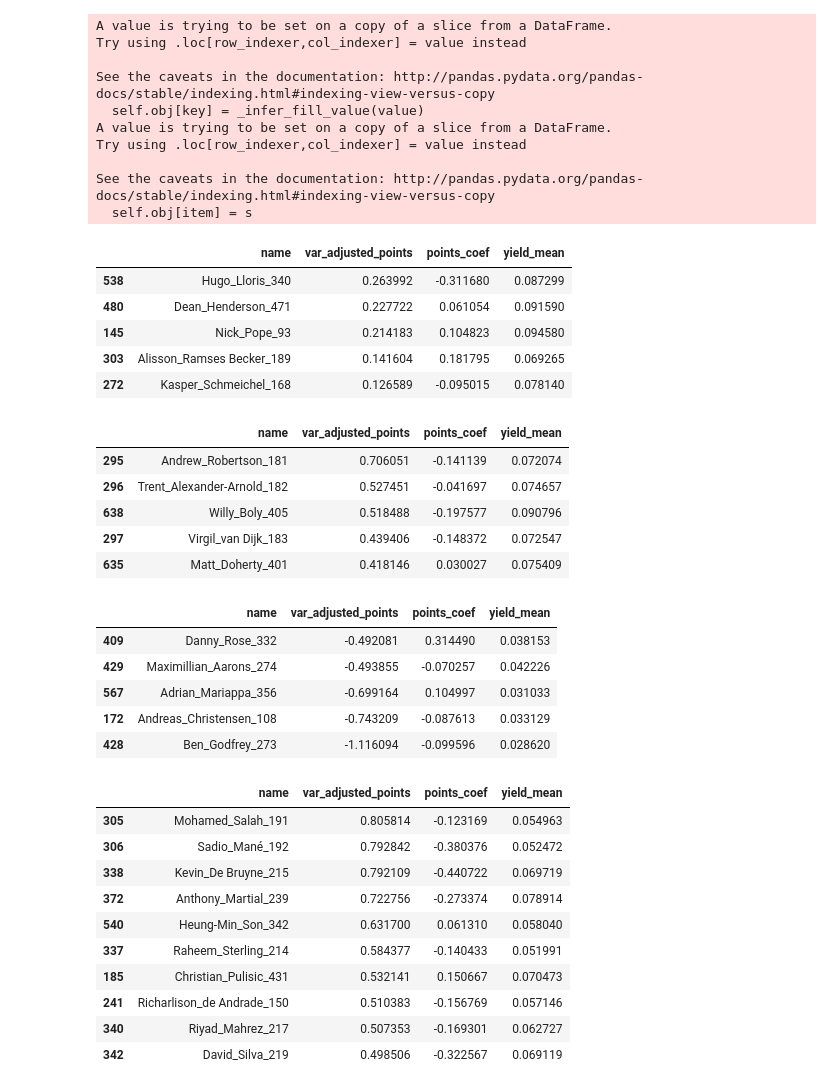
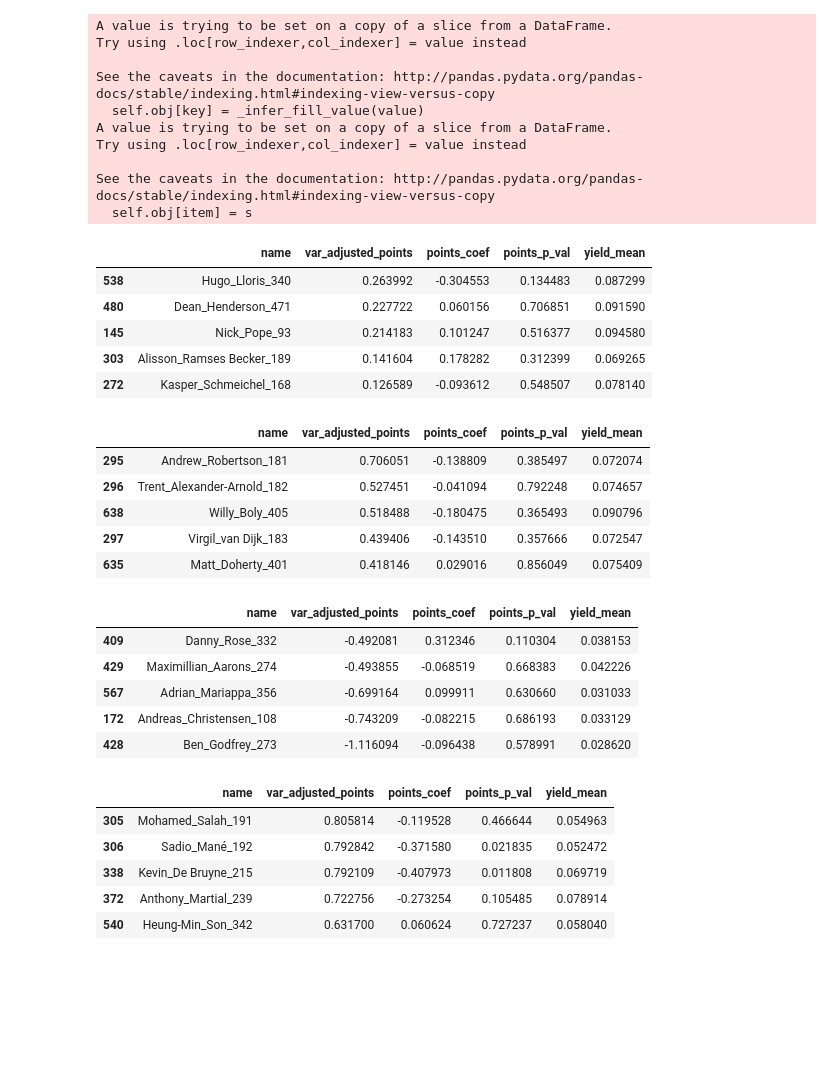
Before and after one commit to hoyishian/footballwebscraper, a Jupyter notebook: notebooks/Data Exploration.ipynb, the cells around one changed output. Saved outputs shown, nothing was run; the diff lists cells and outputs as text; code cells hidden in the pictures; blank space fills up the shorter version.

Commit message:
added simple data analysis

```diff
--- a/notebooks/Data Exploration.ipynb
+++ b/notebooks/Data Exploration.ipynb
@@ -57,11 +58,12 @@ for name in all_players:
     away_points_var = away_data["total_points"].var()
 
     #Get momentum stats as well
-    points_corr_coef = np.corrcoef(curr_player_data["total_points"][:-1], curr_player_data["total_points"].shift(-1)[:-1])[0][1]
+    points_corr_coef = acf(curr_player_data["total_points"], nlags = 1)[1]
+    points_acf_p_val = acf(curr_player_data["total_points"],qstat = True, nlags = 1)[-1][0]
 
     player_summary = {"yield_mean": [yield_mean], "yield_var": [yield_var], "home_yield_mean": [home_yield_mean],
                      "home_yield_var": [home_yield_mean], "away_yield_mean": [away_yield_mean],
-                     "away_yield_var": [away_yield_var], "points_coef": [points_corr_coef],
+                     "away_yield_var": [away_yield_var], "points_coef": [points_corr_coef], "points_p_val": [points_acf_p_val],
                      "points_mean": [total_points_mean], "points_var": [total_points_var],
                      "home_points_mean": [home_points_mean], "home_points_var": [home_points_var],
                      "away_points_mean": [away_points_mean], "away_points_var": [away_points_var]}
@@ -120,50 +122,45 @@ See the caveats in the documentation: http://pandas.pydata.org/pandas-docs/stabl
 #GK
 gk_summary = positions_dict[1]
 gk_summary = gk_summary.sort_values("var_adjusted_points", ascending = False)
-gk_summary[["name", "var_adjusted_points", "points_coef", "yield_mean"]].head()
+gk_summary[["name", "var_adjusted_points", "points_coef", "points_p_val", "yield_mean"]].head()
 # %% [output]
-|  | name | var_adjusted_points | points_coef | yield_mean |
-| 538 | Hugo_Lloris_340 | 0.263992 | -0.311680 | 0.087299 |
-| 480 | Dean_Henderson_471 | 0.227722 | 0.061054 | 0.091590 |
-| 145 | Nick_Pope_93 | 0.214183 | 0.104823 | 0.094580 |
-| 303 | Alisson_Ramses Becker_189 | 0.141604 | 0.181795 | 0.069265 |
-| 272 | Kasper_Schmeichel_168 | 0.126589 | -0.095015 | 0.078140 |
+|  | name | var_adjusted_points | points_coef | points_p_val | yield_mean |
+| 538 | Hugo_Lloris_340 | 0.263992 | -0.304553 | 0.134483 | 0.087299 |
+| 480 | Dean_Henderson_471 | 0.227722 | 0.060156 | 0.706851 | 0.091590 |
+| 145 | Nick_Pope_93 | 0.214183 | 0.101247 | 0.516377 | 0.094580 |
+| 303 | Alisson_Ramses Becker_189 | 0.141604 | 0.178282 | 0.312399 | 0.069265 |
+| 272 | Kasper_Schmeichel_168 | 0.126589 | -0.093612 | 0.548507 | 0.078140 |
 # %%
 #DEF
 def_summary = positions_dict[2]
 def_summary = def_summary.sort_values("var_adjusted_points", ascending = False)
-def_summary[["name", "var_adjusted_points", "points_coef", "yield_mean"]].head()
+def_summary[["name", "var_adjusted_points", "points_coef", "points_p_val", "yield_mean"]].head()
 # %% [output]
-|  | name | var_adjusted_points | points_coef | yield_mean |
-| 295 | Andrew_Robertson_181 | 0.706051 | -0.141139 | 0.072074 |
-| 296 | Trent_Alexander-Arnold_182 | 0.527451 | -0.041697 | 0.074657 |
-| 638 | Willy_Boly_405 | 0.518488 | -0.197577 | 0.090796 |
-| 297 | Virgil_van Dijk_183 | 0.439406 | -0.148372 | 0.072547 |
-| 635 | Matt_Doherty_401 | 0.418146 | 0.030027 | 0.075409 |
+|  | name | var_adjusted_points | points_coef | points_p_val | yield_mean |
+| 295 | Andrew_Robertson_181 | 0.706051 | -0.138809 | 0.385497 | 0.072074 |
+| 296 | Trent_Alexander-Arnold_182 | 0.527451 | -0.041094 | 0.792248 | 0.074657 |
+| 638 | Willy_Boly_405 | 0.518488 | -0.180475 | 0.365493 | 0.090796 |
+| 297 | Virgil_van Dijk_183 | 0.439406 | -0.143510 | 0.357666 | 0.072547 |
+| 635 | Matt_Doherty_401 | 0.418146 | 0.029016 | 0.856049 | 0.075409 |
 # %%
-def_summary[["name", "var_adjusted_points", "points_coef", "yield_mean"]].tail()
+def_summary[["name", "var_adjusted_points", "points_coef", "points_p_val", "yield_mean"]].tail()
 # %% [output]
-|  | name | var_adjusted_points | points_coef | yield_mean |
-| 409 | Danny_Rose_332 | -0.492081 | 0.314490 | 0.038153 |
-| 429 | Maximillian_Aarons_274 | -0.493855 | -0.070257 | 0.042226 |
-| 567 | Adrian_Mariappa_356 | -0.699164 | 0.104997 | 0.031033 |
-| 172 | Andreas_Christensen_108 | -0.743209 | -0.087613 | 0.033129 |
-| 428 | Ben_Godfrey_273 | -1.116094 | -0.099596 | 0.028620 |
+|  | name | var_adjusted_points | points_coef | points_p_val | yield_mean |
+| 409 | Danny_Rose_332 | -0.492081 | 0.312346 | 0.110304 | 0.038153 |
+| 429 | Maximillian_Aarons_274 | -0.493855 | -0.068519 | 0.668383 | 0.042226 |
+| 567 | Adrian_Mariappa_356 | -0.699164 | 0.099911 | 0.630660 | 0.031033 |
+| 172 | Andreas_Christensen_108 | -0.743209 | -0.082215 | 0.686193 | 0.033129 |
+| 428 | Ben_Godfrey_273 | -1.116094 | -0.096438 | 0.578991 | 0.028620 |
 # %%
 #MID
 mid_summary = positions_dict[3]
 mid_summary = mid_summary.sort_values("var_adjusted_points", ascending = False)
-mid_summary[["name", "var_adjusted_points", "points_coef", "yield_mean"]].head(5)
+mid_summary[["name", "var_adjusted_points", "points_coef", "points_p_val", "yield_mean"]].head(5)
 # %% [output]
-|  | name | var_adjusted_points | points_coef | yield_mean |
-| 305 | Mohamed_Salah_191 | 0.805814 | -0.123169 | 0.054963 |
-| 306 | Sadio_Mané_192 | 0.792842 | -0.380376 | 0.052472 |
-| 338 | Kevin_De Bruyne_215 | 0.792109 | -0.440722 | 0.069719 |
-| 372 | Anthony_Martial_239 | 0.722756 | -0.273374 | 0.078914 |
-| 540 | Heung-Min_Son_342 | 0.631700 | 0.061310 | 0.058040 |
-| 337 | Raheem_Sterling_214 | 0.584377 | -0.140433 | 0.051991 |
-| 185 | Christian_Pulisic_431 | 0.532141 | 0.150667 | 0.070473 |
-| 241 | Richarlison_de Andrade_150 | 0.510383 | -0.156769 | 0.057146 |
-| 340 | Riyad_Mahrez_217 | 0.507353 | -0.169301 | 0.062727 |
-| 342 | David_Silva_219 | 0.498506 | -0.322567 | 0.069119 |
+|  | name | var_adjusted_points | points_coef | points_p_val | yield_mean |
+| 305 | Mohamed_Salah_191 | 0.805814 | -0.119528 | 0.466644 | 0.054963 |
+| 306 | Sadio_Mané_192 | 0.792842 | -0.371580 | 0.021835 | 0.052472 |
+| 338 | Kevin_De Bruyne_215 | 0.792109 | -0.407973 | 0.011808 | 0.069719 |
+| 372 | Anthony_Martial_239 | 0.722756 | -0.273254 | 0.105485 | 0.078914 |
+| 540 | Heung-Min_Son_342 | 0.631700 | 0.060624 | 0.727237 | 0.058040 |
 # %%
```
Also changed, not shown: parts of 10 cells of this notebook.
